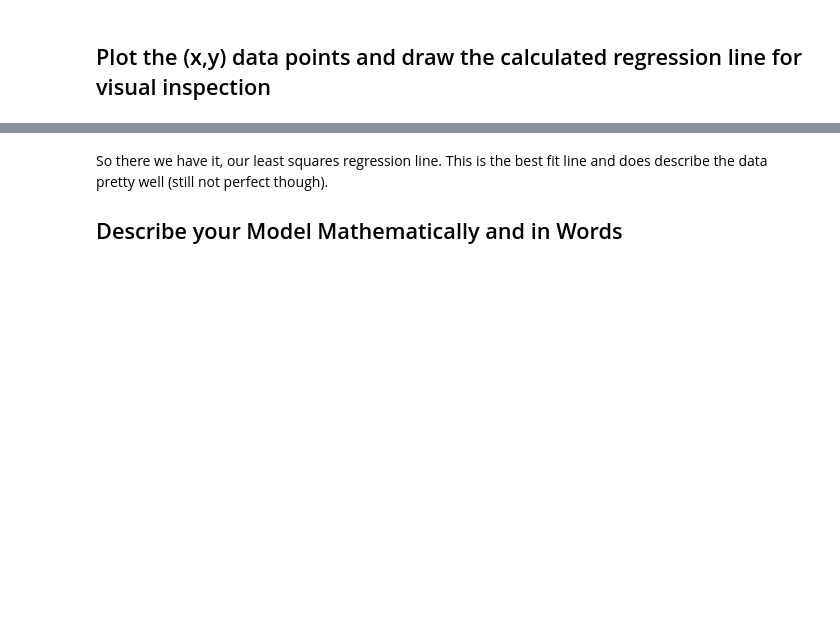
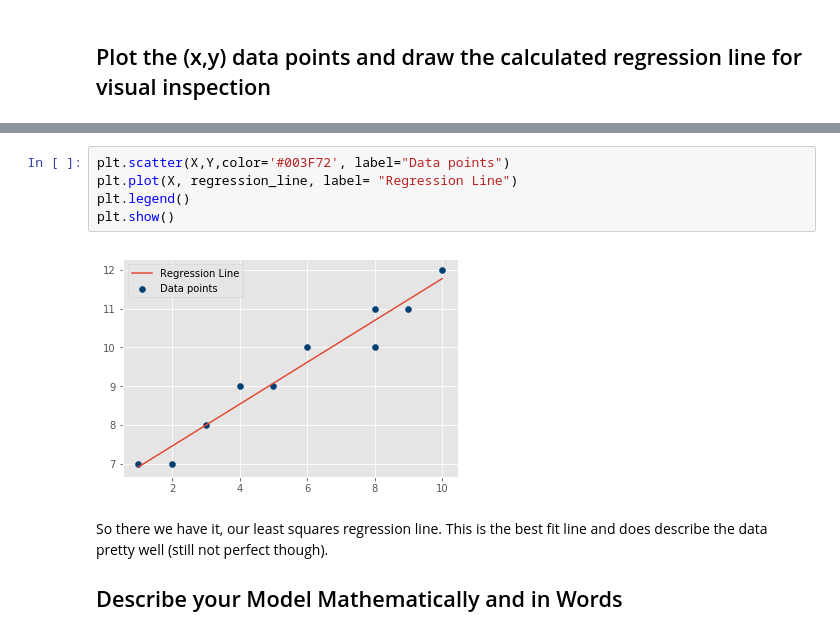
Before and after one commit to TimMango/dsc-simple-linear-regression-lab-dc-ds-career-042219, a Jupyter notebook: index.ipynb, the cells around one changed output, grey strips where cells are left out. Cells and saved outputs as stored; diff of their text form; blank space fills up the shorter version.

```diff
--- a/index.ipynb
+++ b/index.ipynb
@@ -132,3 +128,10 @@ regression_line = reg_line(m,c,X)
+# %%
+plt.scatter(X,Y,color='#003F72', label="Data points")
+plt.plot(X, regression_line, label= "Regression Line")
+plt.legend()
+plt.show()
+# %% [output]
+[figure, added]
 # %% [markdown]
 So there we have it, our least squares regression line. This is the best fit line and does describe the data pretty well (still not perfect though).
 
```
Also changed, not shown: parts of 1 cell of this notebook.
